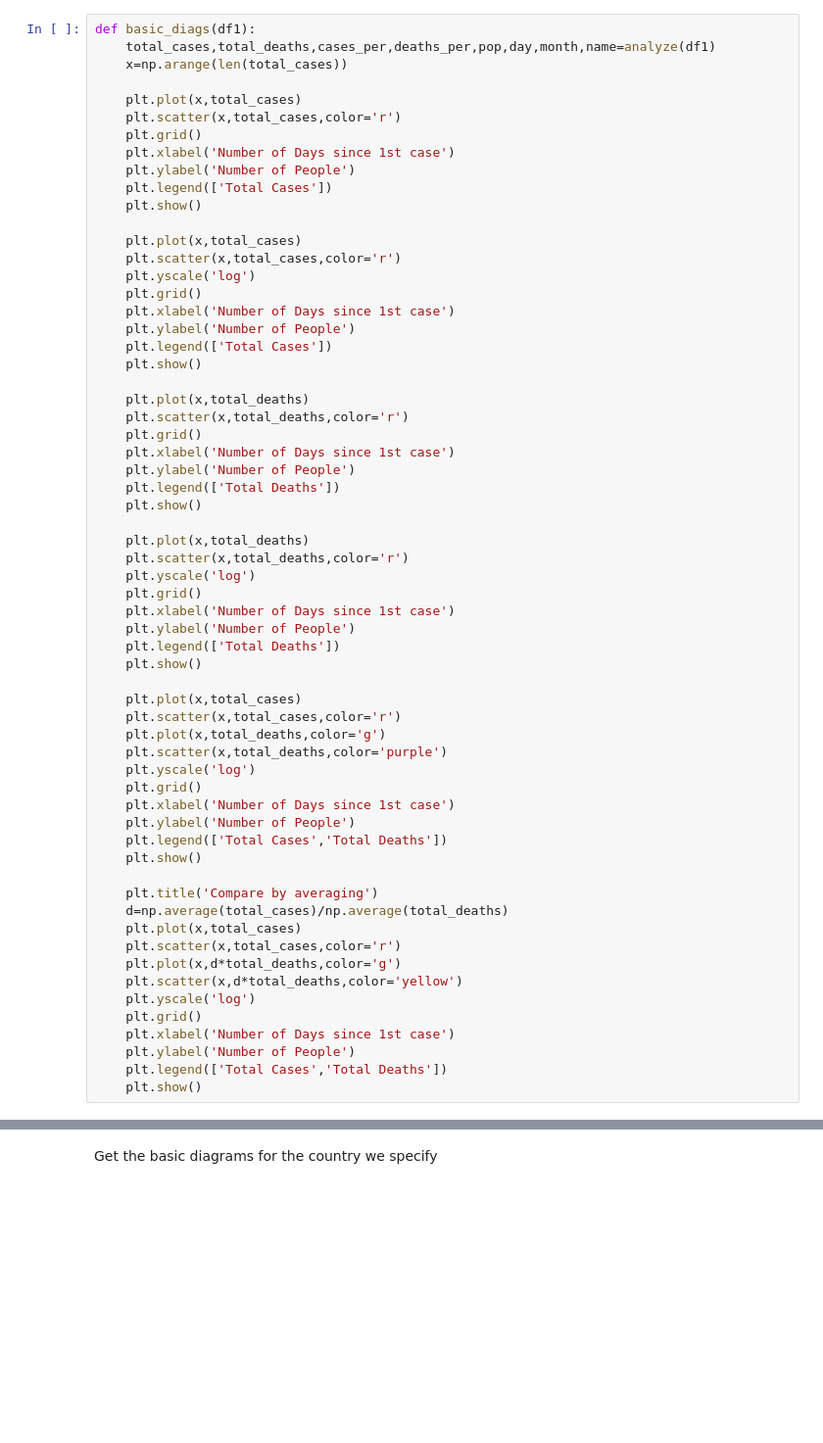
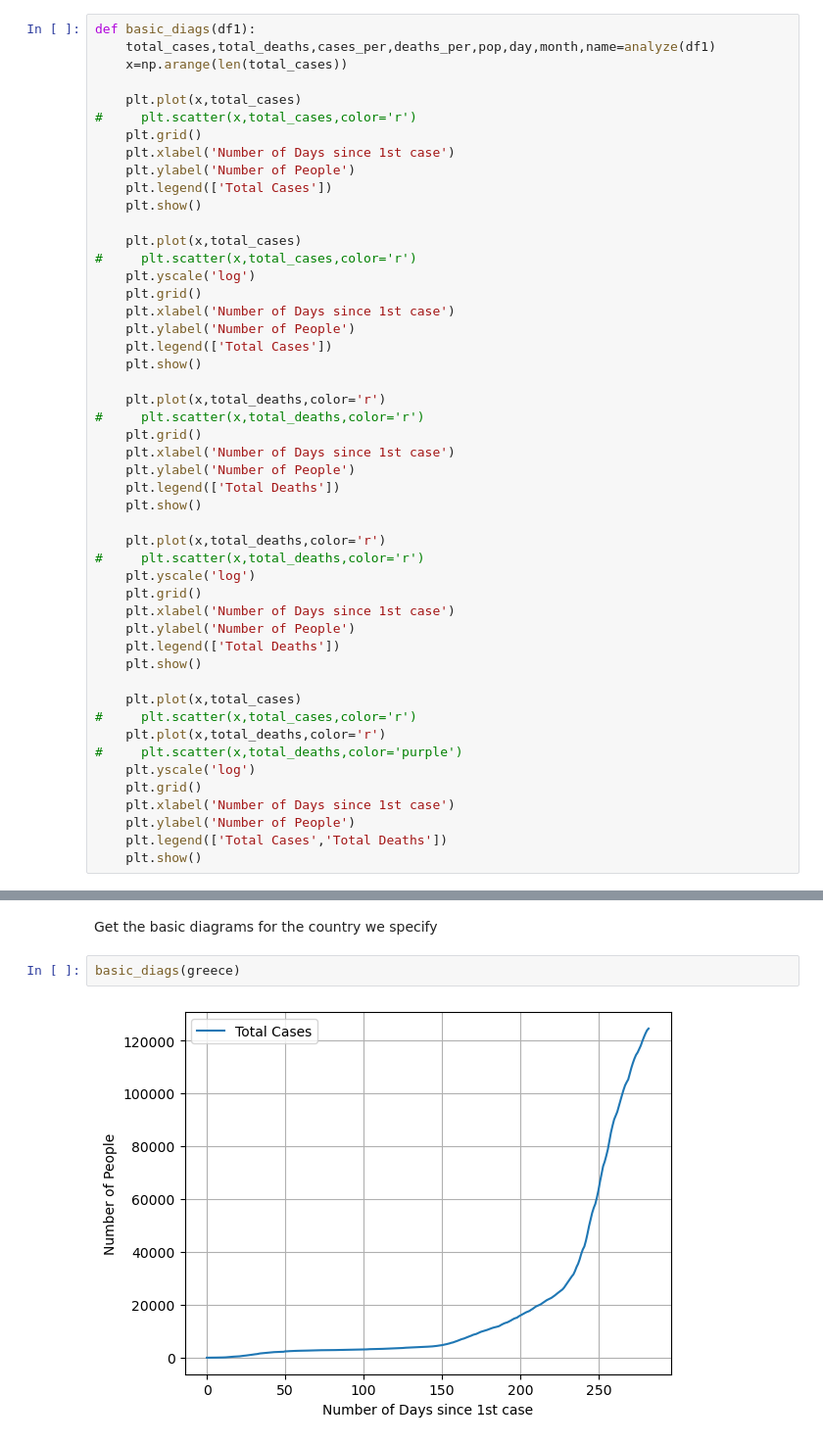
Before and after one commit to johnkou97/covid19, a Jupyter notebook: Covid19_diagrams.ipynb, the cells around one changed output, grey strips where cells are left out. Shown at 98% size. Drawn from its saved outputs; the diff is of its cells as text; blank space fills up the shorter version.

```diff
--- a/Covid19_diagrams.ipynb
+++ b/Covid19_diagrams.ipynb
@@ -58,7 +45,7 @@ def basic_diags(df1):
     x=np.arange(len(total_cases))
 
     plt.plot(x,total_cases)
-    plt.scatter(x,total_cases,color='r')
+#     plt.scatter(x,total_cases,color='r')
     plt.grid()
     plt.xlabel('Number of Days since 1st case')
     plt.ylabel('Number of People')
@@ -66,7 +53,7 @@ def basic_diags(df1):
     plt.show()
 
     plt.plot(x,total_cases)
-    plt.scatter(x,total_cases,color='r')
+#     plt.scatter(x,total_cases,color='r')
     plt.yscale('log')
     plt.grid()
     plt.xlabel('Number of Days since 1st case')
@@ -74,16 +61,16 @@ def basic_diags(df1):
     plt.legend(['Total Cases'])
     plt.show()
 
-    plt.plot(x,total_deaths)
-    plt.scatter(x,total_deaths,color='r')
+    plt.plot(x,total_deaths,color='r')
+#     plt.scatter(x,total_deaths,color='r')
     plt.grid()
     plt.xlabel('Number of Days since 1st case')
     plt.ylabel('Number of People')
     plt.legend(['Total Deaths'])
     plt.show()
 
-    plt.plot(x,total_deaths)
-    plt.scatter(x,total_deaths,color='r')
+    plt.plot(x,total_deaths,color='r')
+#     plt.scatter(x,total_deaths,color='r')
     plt.yscale('log')
     plt.grid()
     plt.xlabel('Number of Days since 1st case')
@@ -92,28 +79,15 @@ def basic_diags(df1):
     plt.show()
 
     plt.plot(x,total_cases)
-    plt.scatter(x,total_cases,color='r')
-    plt.plot(x,total_deaths,color='g')
-    plt.scatter(x,total_deaths,color='purple')
+#     plt.scatter(x,total_cases,color='r')
+    plt.plot(x,total_deaths,color='r')
+#     plt.scatter(x,total_deaths,color='purple')
     plt.yscale('log')
     plt.grid()
     plt.xlabel('Number of Days since 1st case')
     plt.ylabel('Number of People')
     plt.legend(['Total Cases','Total Deaths'])
     plt.show()
-
-    plt.title('Compare by averaging')
-    d=np.average(total_cases)/np.average(total_deaths)
-    plt.plot(x,total_cases)
-    plt.scatter(x,total_cases,color='r')
-    plt.plot(x,d*total_deaths,color='g')
-    plt.scatter(x,d*total_deaths,color='yellow')
-    plt.yscale('log')
-    plt.grid()
-    plt.xlabel('Number of Days since 1st case')
-    plt.ylabel('Number of People')
-    plt.legend(['Total Cases','Total Deaths'])
-    plt.show()
 # %%
 def compare(df1,df2=pandas.DataFrame(),df3=pandas.DataFrame(),df4=pandas.DataFrame):
     total_cases1,total_deaths1,cases_per1,deaths_per1,pop1,day1,month1,name1=analyze(df1)
@@ -240,3 +209,7 @@ uk=isolate_country('UK')
 portugal=isolate_country('PT')
 # %% [markdown]
 Get the basic diagrams for the country we specify
+# %%
+basic_diags(greece)
+# %% [output]
+[figure, added]
```
Also changed, not shown: parts of 7 cells of this notebook, 1 other file.
